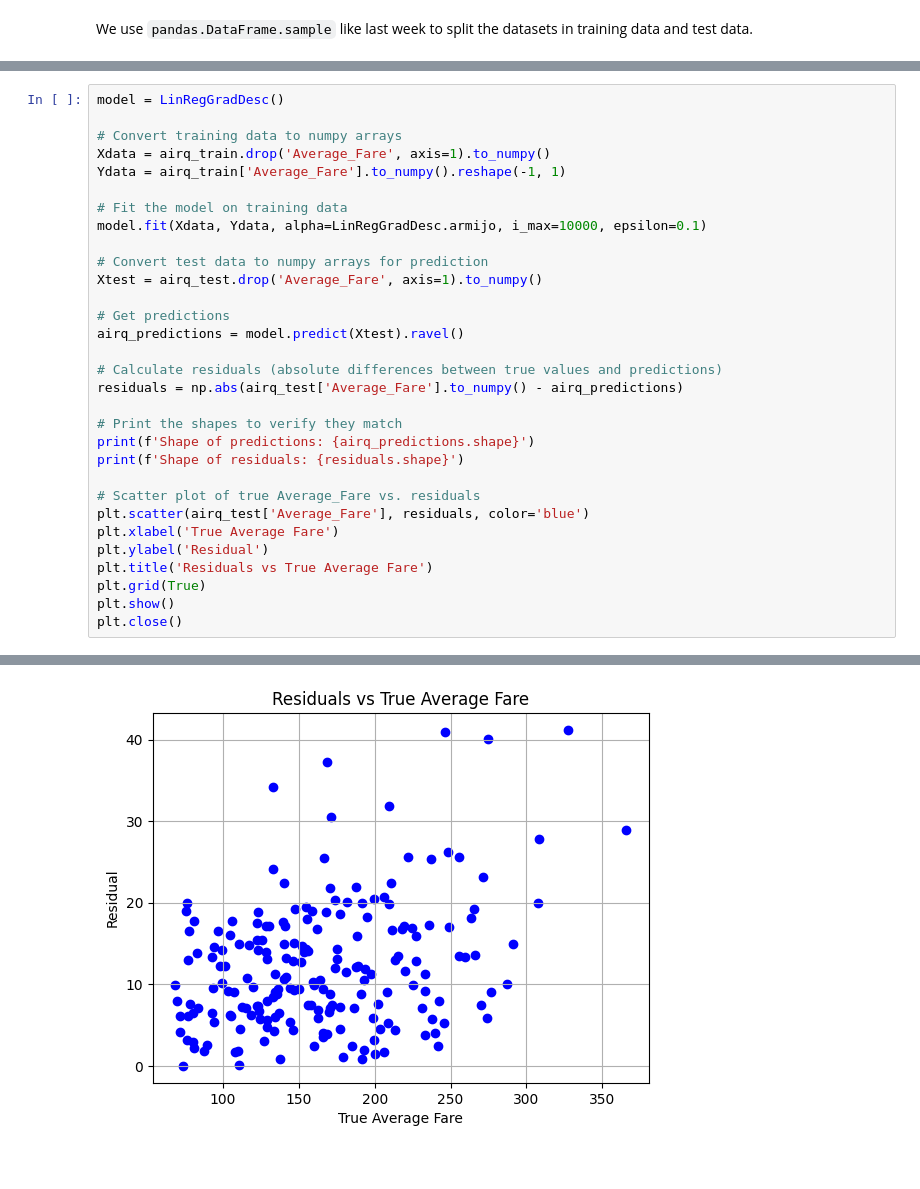
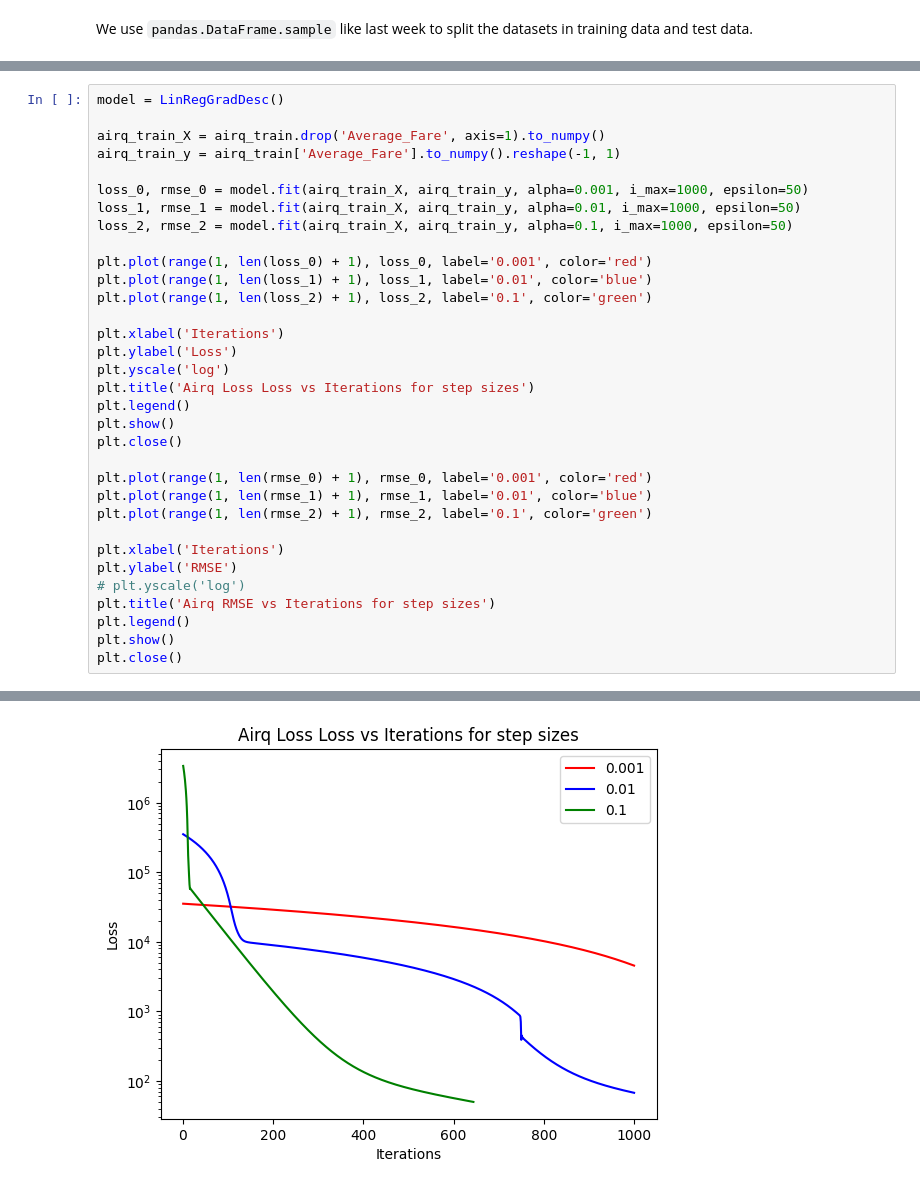
Before and after one commit to moOritzl/bachelorpraktikum-applied-machine-learning, a Jupyter notebook: Week_03/Data_Processing_Gradient_Descent.ipynb, the cells around one changed output, grey strips where cells are left out. Drawn from its saved outputs; the diff is of its cells as text.

```diff
--- a/Week_03/Data_Processing_Gradient_Descent.ipynb
+++ b/Week_03/Data_Processing_Gradient_Descent.ipynb
@@ -196,32 +198,34 @@ class LinRegGradDesc:
 # %%
 model = LinRegGradDesc()
 
-# Convert training data to numpy arrays
-Xdata = airq_train.drop('Average_Fare', axis=1).to_numpy()
-Ydata = airq_train['Average_Fare'].to_numpy().reshape(-1, 1)
+airq_train_X = airq_train.drop('Average_Fare', axis=1).to_numpy()
+airq_train_y = airq_train['Average_Fare'].to_numpy().reshape(-1, 1)
 
-# Fit the model on training data
-model.fit(Xdata, Ydata, alpha=LinRegGradDesc.armijo, i_max=10000, epsilon=0.1)
+loss_0, rmse_0 = model.fit(airq_train_X, airq_train_y, alpha=0.001, i_max=1000, epsilon=50)
+loss_1, rmse_1 = model.fit(airq_train_X, airq_train_y, alpha=0.01, i_max=1000, epsilon=50)
+loss_2, rmse_2 = model.fit(airq_train_X, airq_train_y, alpha=0.1, i_max=1000, epsilon=50)
 
-# Convert test data to numpy arrays for prediction
-Xtest = airq_test.drop('Average_Fare', axis=1).to_numpy()
+plt.plot(range(1, len(loss_0) + 1), loss_0, label='0.001', color='red')
+plt.plot(range(1, len(loss_1) + 1), loss_1, label='0.01', color='blue')
+plt.plot(range(1, len(loss_2) + 1), loss_2, label='0.1', color='green')
 
-# Get predictions
-airq_predictions = model.predict(Xtest).ravel()
-
-# Calculate residuals (absolute differences between true values and predictions)
-residuals = np.abs(airq_test['Average_Fare'].to_numpy() - airq_predictions)
-
-# Print the shapes to verify they match
-print(f'Shape of predictions: {airq_predictions.shape}')
-print(f'Shape of residuals: {residuals.shape}')
-
-# Scatter plot of true Average_Fare vs. residuals
-plt.scatter(airq_test['Average_Fare'], residuals, color='blue')
-plt.xlabel('True Average Fare')
-plt.ylabel('Residual')
-plt.title('Residuals vs True Average Fare')
-plt.grid(True)
+plt.xlabel('Iterations')
+plt.ylabel('Loss')
+plt.yscale('log')
+plt.title('Airq Loss Loss vs Iterations for step sizes')
+plt.legend()
 plt.show()
 plt.close()
+
+plt.plot(range(1, len(rmse_0) + 1), rmse_0, label='0.001', color='red')
+plt.plot(range(1, len(rmse_1) + 1), rmse_1, label='0.01', color='blue')
+plt.plot(range(1, len(rmse_2) + 1), rmse_2, label='0.1', color='green')
+
+plt.xlabel('Iterations')
+plt.ylabel('RMSE')
+# plt.yscale('log')
+plt.title('Airq RMSE vs Iterations for step sizes')
+plt.legend()
+plt.show()
+plt.close()
 # %% [output]
@@ -245 +235 @@ Shape of residuals: (200,)
-[figure, old version]
+[figure, new version]
```
Also changed, not shown: parts of 18 cells of this notebook, 2 other files.
